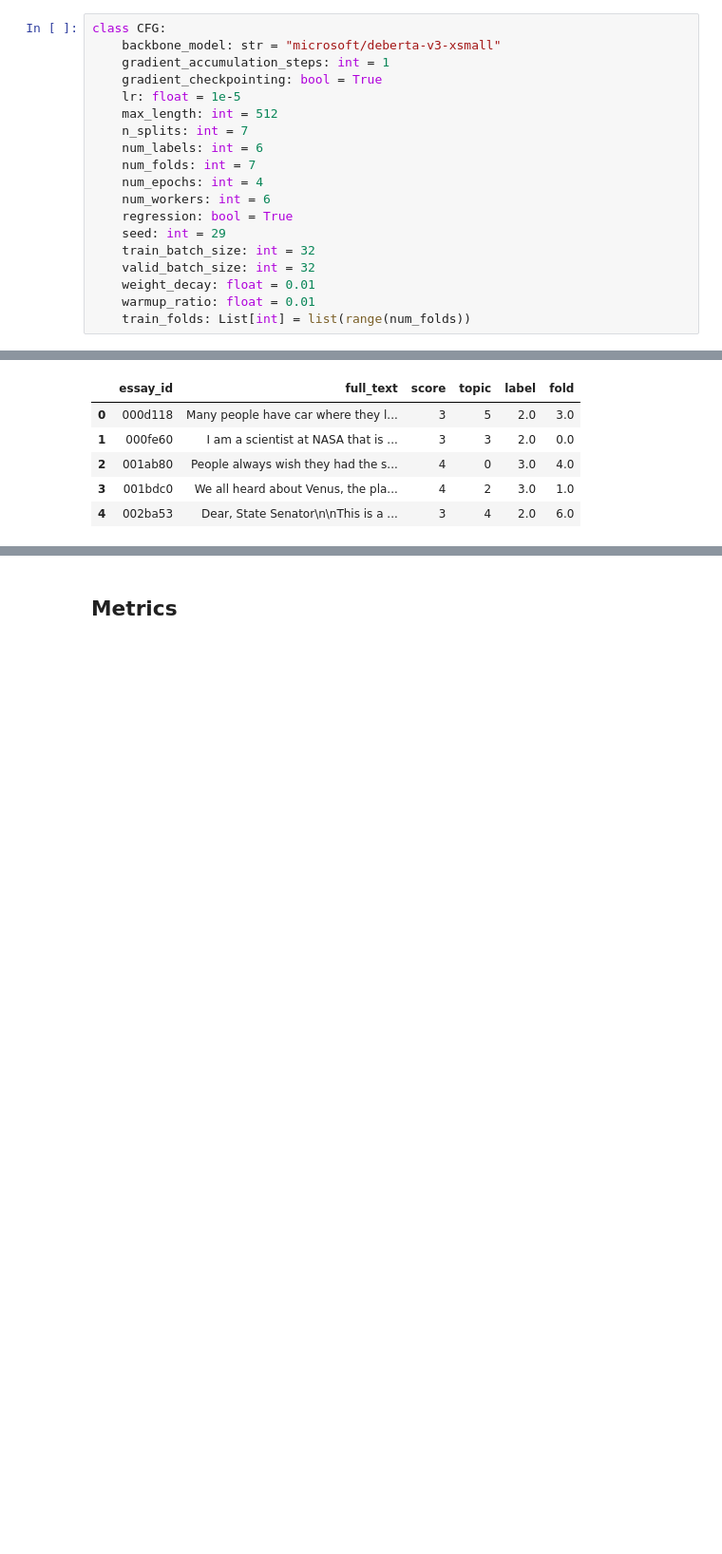
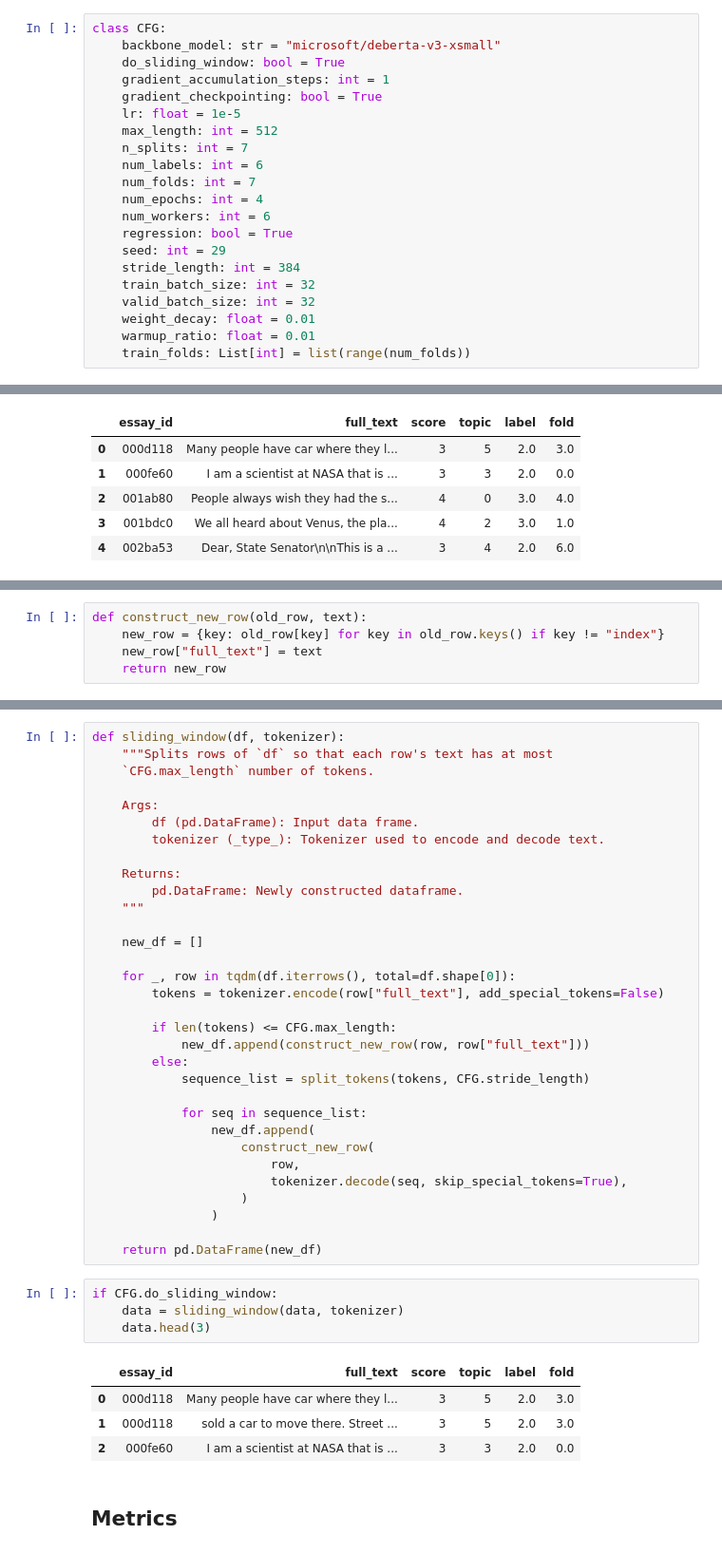
Before and after one commit to Shakleen/Kaggle-Automated-Essay-Scoring, a Jupyter notebook: notebooks/neural_network.ipynb, the cells around one changed output, grey strips where cells are left out. Shown at 95% size. Cells and saved outputs as stored; diff of their text form; blank space fills up the shorter version.

Commit message:
Added sliding window

```diff
--- a/notebooks/neural_network.ipynb
+++ b/notebooks/neural_network.ipynb
@@ -65,6 +70,7 @@ DEBUG = True
 # %%
 class CFG:
     backbone_model: str = "microsoft/deberta-v3-xsmall"
+    do_sliding_window: bool = True
     gradient_accumulation_steps: int = 1
     gradient_checkpointing: bool = True
     lr: float = 1e-5
@@ -76,6 +82,7 @@ class CFG:
     num_workers: int = 6
     regression: bool = True
     seed: int = 29
+    stride_length: int = 384
     train_batch_size: int = 32
     valid_batch_size: int = 32
     weight_decay: float = 0.01
@@ -185,0 +211,5 @@ data.head()
+# %%
+def construct_new_row(old_row, text):
+    new_row = {key: old_row[key] for key in old_row.keys() if key != "index"}
+    new_row["full_text"] = text
+    return new_row
@@ -186,3 +247,44 @@ data.head()
+# %%
+def sliding_window(df, tokenizer):
+    """Splits rows of `df` so that each row's text has at most
+    `CFG.max_length` number of tokens.
+
+    Args:
+        df (pd.DataFrame): Input data frame.
+        tokenizer (_type_): Tokenizer used to encode and decode text.
+
+    Returns:
+        pd.DataFrame: Newly constructed dataframe.
+    """
+
+    new_df = []
+
+    for _, row in tqdm(df.iterrows(), total=df.shape[0]):
+        tokens = tokenizer.encode(row["full_text"], add_special_tokens=False)
+
+        if len(tokens) <= CFG.max_length:
+            new_df.append(construct_new_row(row, row["full_text"]))
+        else:
+            sequence_list = split_tokens(tokens, CFG.stride_length)
+
+            for seq in sequence_list:
+                new_df.append(
+                    construct_new_row(
+                        row,
+                        tokenizer.decode(seq, skip_special_tokens=True),
+                    )
+                )
+
+    return pd.DataFrame(new_df)
+# %%
+if CFG.do_sliding_window:
+    data = sliding_window(data, tokenizer)
+    data.head(3)
+# %% [output]
+|  | essay_id | full_text | score | topic | label | fold |
+| 0 | 000d118 | Many people have car where they l... | 3 | 5 | 2.0 | 3.0 |
+| 1 | 000d118 | sold a car to move there. Street ... | 3 | 5 | 2.0 | 3.0 |
+| 2 | 000fe60 | I am a scientist at NASA that is ... | 3 | 3 | 2.0 | 0.0 |
 # %% [markdown]
 ## Metrics
 # %% [markdown]
```
Also changed, not shown: parts of 12 cells of this notebook.
